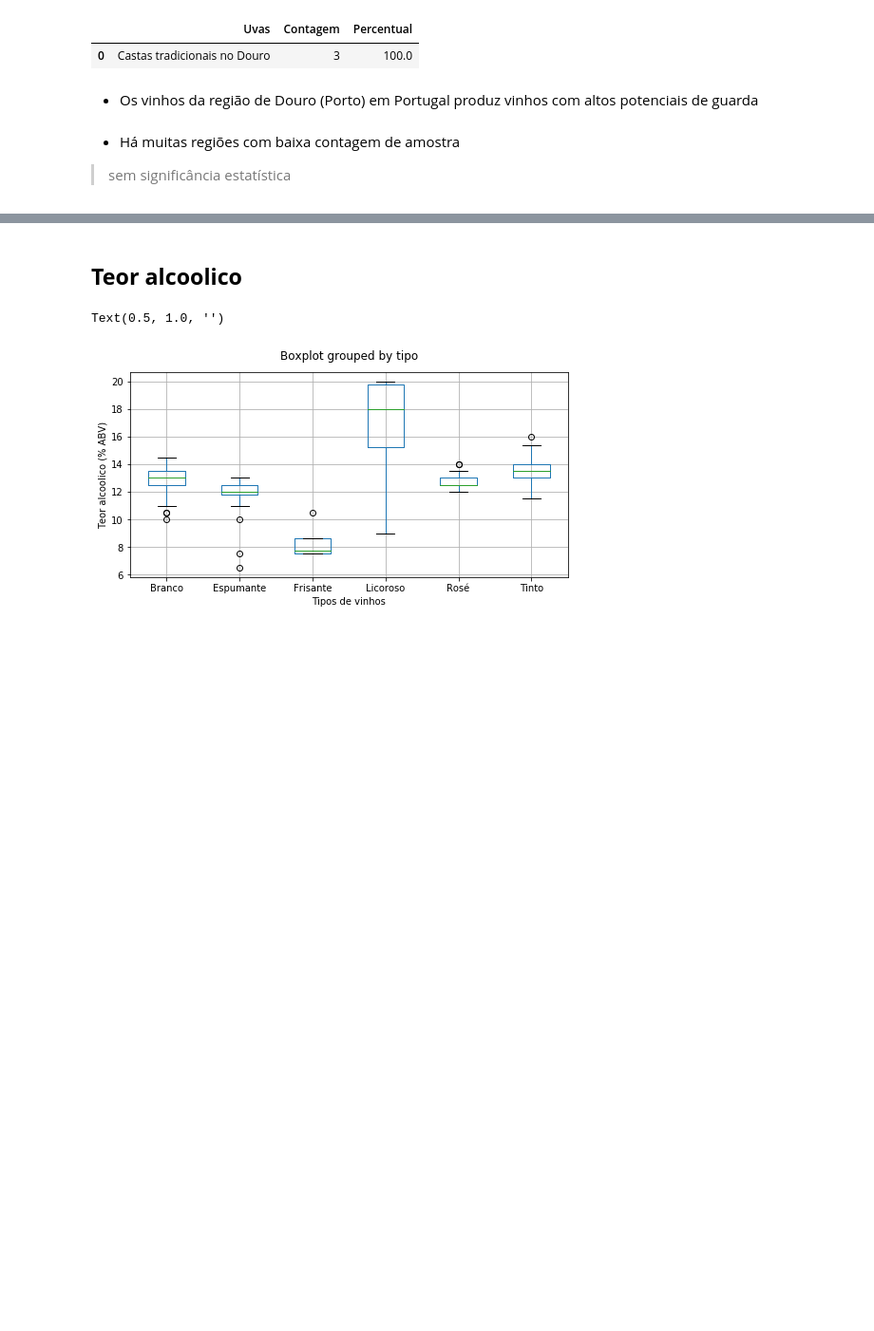
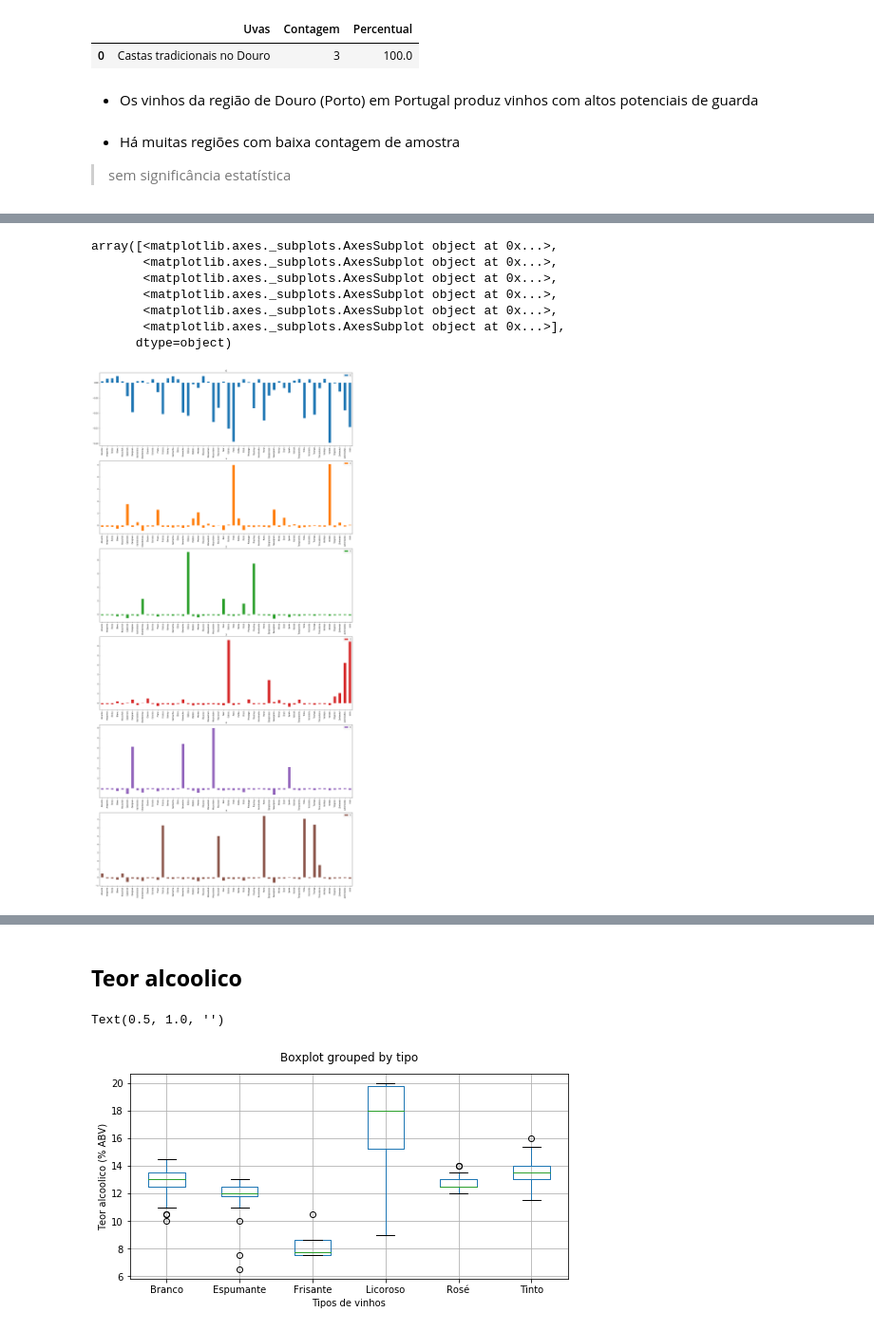
Before and after one commit to andluizsouza/ExE-projects, a Jupyter notebook: WineCase/Wine_EDA.ipynb, the cells around one changed output, grey strips where cells are left out. Shown: that part at 95% size. Saved outputs shown, nothing was run; the diff lists cells and outputs as text; code cells hidden in the pictures; blank space fills up the shorter version.

Commit message:
WineCase Modeling: preprocessing

```diff
--- a/WineCase/WineAnalysis.ipynb
+++ b/WineCase/Wine_EDA.ipynb
@@ -976,0 +1124,14 @@ most_freq
+# %%
+max_features = 50
+vectorizer = CountVectorizer(lowercase=False, ngram_range=(1,1), max_features=max_features)
+bag_sparse = vectorizer.fit_transform(uva_df['Uvas'])
+bag_of_words = pd.DataFrame.sparse.from_spmatrix(bag_sparse, columns=vectorizer.get_feature_names())
+# %%
+from sklearn.preprocessing import StandardScaler
+scaler = StandardScaler()
+bag_rescaled = scaler.fit_transform(bag_of_words)
+# %%
+from sklearn.cluster import KMeans
+n_clusters = 6
+model = KMeans(n_clusters=n_clusters)
+model.fit(bag_rescaled)
@@ -976,0 +1160,14 @@ most_freq
+# %%
+centers = pd.DataFrame(model.cluster_centers_, columns=bag_of_words.columns)
+centers = centers.transpose()
+# %%
+centers.plot.bar(subplots=True, figsize=(24,50), sharex=False)
+# %% [output]
+array([<matplotlib.axes._subplots.AxesSubplot object at 0x...>,
+       <matplotlib.axes._subplots.AxesSubplot object at 0x...>,
+       <matplotlib.axes._subplots.AxesSubplot object at 0x...>,
+       <matplotlib.axes._subplots.AxesSubplot object at 0x...>,
+       <matplotlib.axes._subplots.AxesSubplot object at 0x...>,
+       <matplotlib.axes._subplots.AxesSubplot object at 0x...>],
+      dtype=object)
+[figure, added]
```
Also changed, not shown: parts of 42 cells of this notebook, 1 other file.
